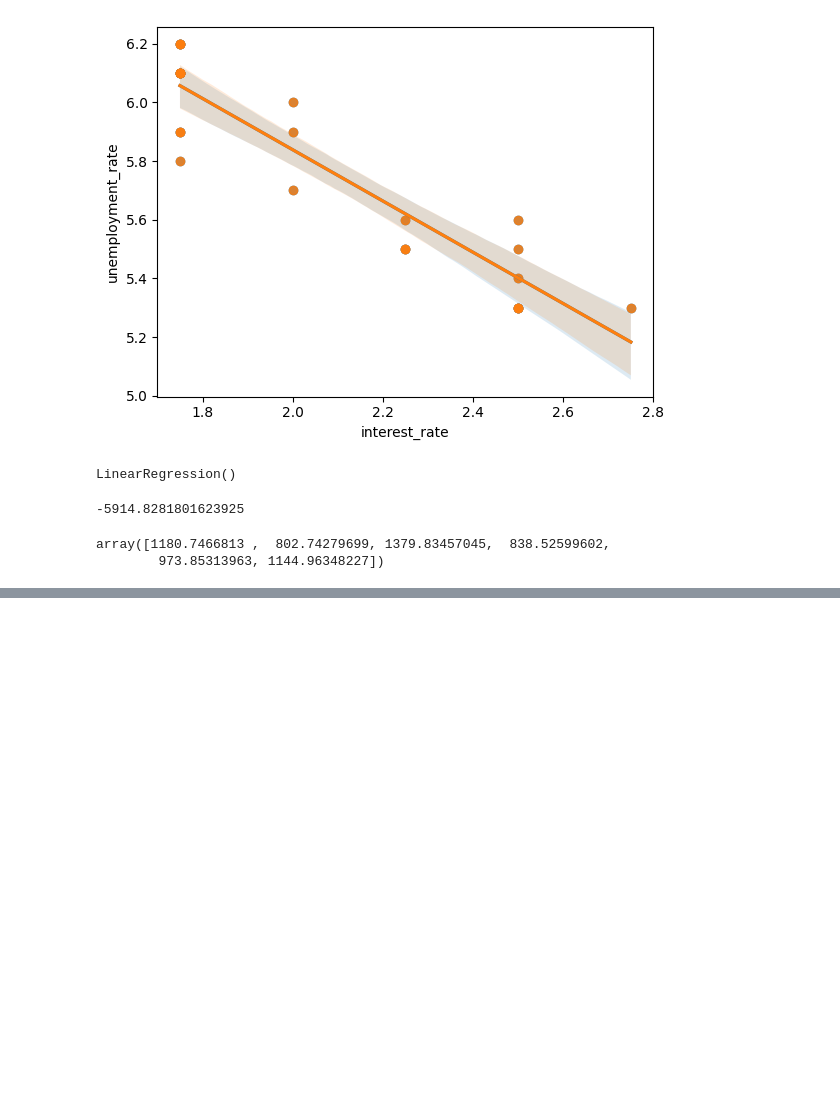
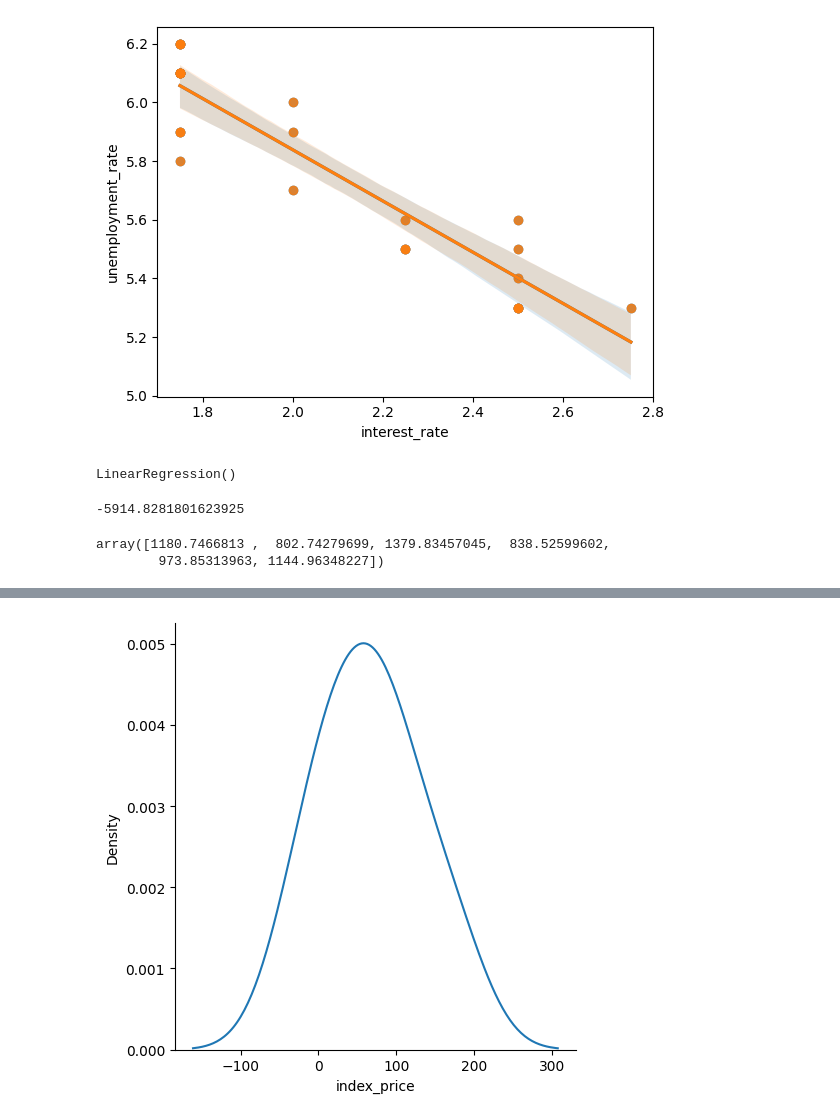
Before and after one commit to prathamxz/Data-Science-Practice, a Jupyter notebook: Machine Learning/Multiple Linear Regression.ipynb, the cells around one changed output, grey strips where cells are left out. Drawn from its saved outputs; the diff is of its cells as text; code cells hidden in the pictures; blank space fills up the shorter version.

```diff
--- a/Machine Learning/Multiple Linear Regression.ipynb
+++ b/Machine Learning/Multiple Linear Regression.ipynb
@@ -136,0 +164,3 @@ array([1180.7466813 ,  802.74279699, 1379.83457045,  838.52599602,
+# %%
+residuals = y_test-y_pred
+print(residuals)
@@ -136,0 +175,6 @@ array([1180.7466813 ,  802.74279699, 1379.83457045,  838.52599602,
+# %%
+#plot this residuals
+sns.displot(residuals, kind='kde')
+plt.show()
+# %% [output]
+[figure, added]
```
Also changed, not shown: parts of 11 cells of this notebook.
